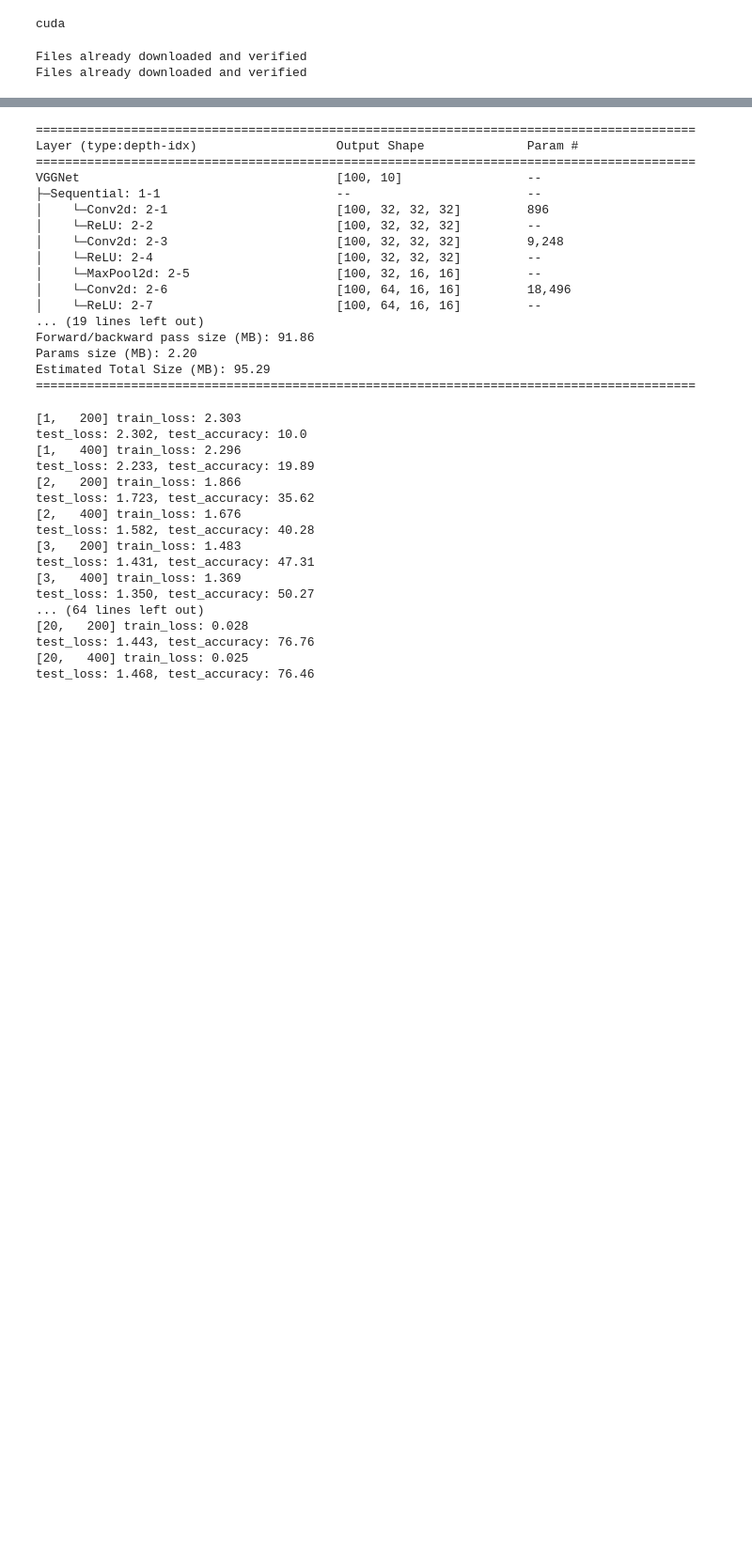
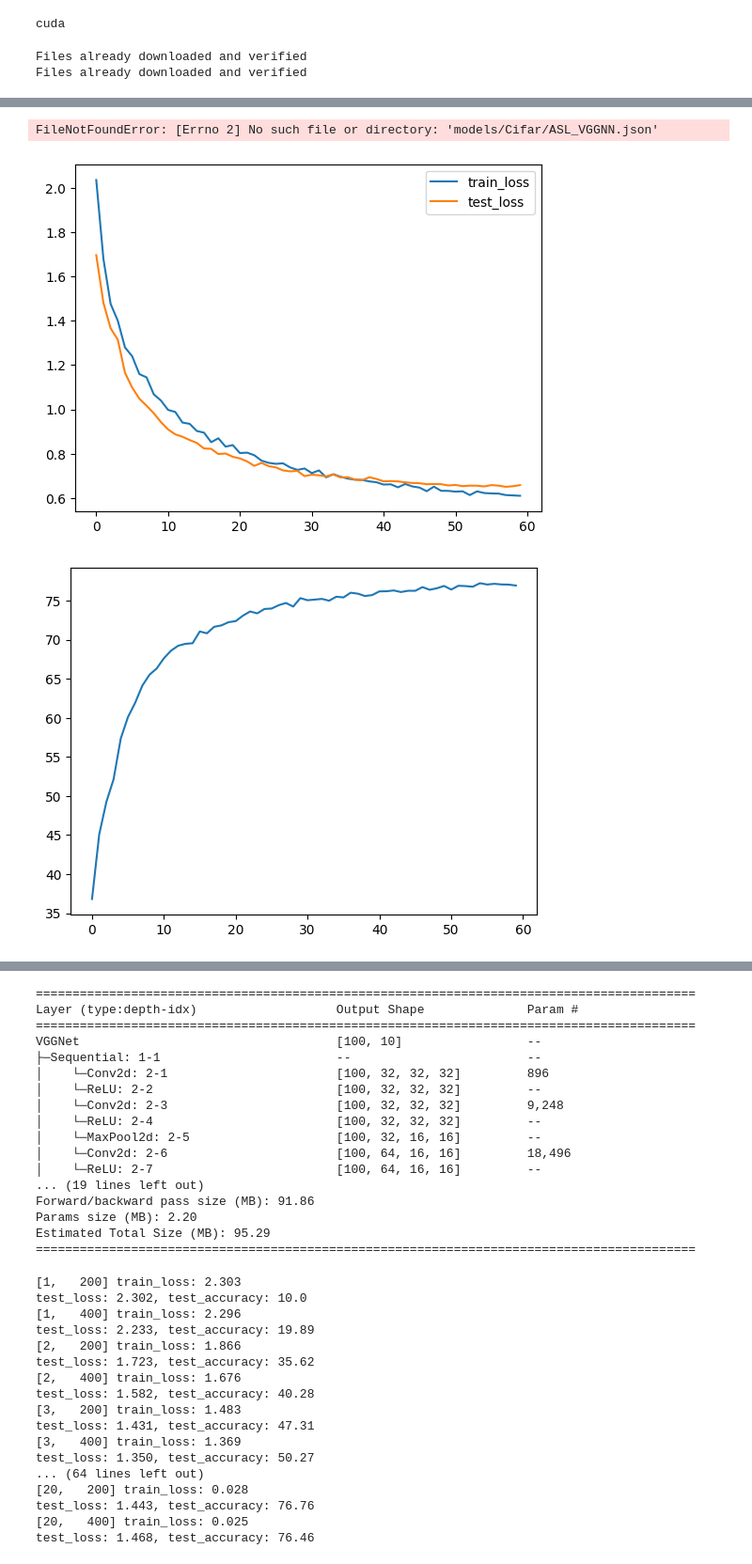
Before and after one commit to HeiseMax/ActiveShiftLayer, a Jupyter notebook: Cifar10.ipynb, the cells around one changed output, grey strips where cells are left out. Shown: that part at 94% size. Cells and saved outputs as stored; diff of their text form; code cells hidden in the pictures; blank space fills up the shorter version.

```diff
--- a/Cifar10.ipynb
+++ b/Cifar10.ipynb
@@ -50,0 +195,6 @@ Files already downloaded and verified
+# %%
+from Models import ASL_VGGNet
+
+ASL_VGGNN = ASL_VGGNet(input_shape, num_labels, device)
+
+summary(ASL_VGGNN, input_shape)
@@ -50,0 +219,8 @@ Files already downloaded and verified
+# %%
+criterion = CrossEntropyLoss()
+optimizer = optim.SGD(ASL_VGGNN.parameters(), lr=0.01, momentum=0.9)
+scheduler = optim.lr_scheduler.ExponentialLR(optimizer, gamma=0.9)
+# %%
+stats = train_NN(ASL_VGGNN, train_dataloader,
+        test_dataloader, epochs=30, optimizer=optimizer, criterion=criterion,
+        scheduler=scheduler, device=device, steps_to_test=200, print_test=True)
@@ -50,0 +245,18 @@ Files already downloaded and verified
+# %%
+f = open("models/Cifar/ASL_VGGNN.json")
+f = json.load(f)
+# %% [output]
+FileNotFoundError: [Errno 2] No such file or directory: 'models/Cifar/ASL_VGGNN.json'
+# %%
+plt.plot(stats[0], label="train_loss")
+#plt.show()
+plt.plot(stats[1], label="test_loss")
+plt.legend()
+plt.show()
+plt.plot(stats[2])
+plt.show()
+plt.plot(stats[3])
+plt.show()
+# %% [output]
+[figure, added]
+[figure, added]
```
Also changed, not shown: parts of 28 cells of this notebook, 11 other files.
